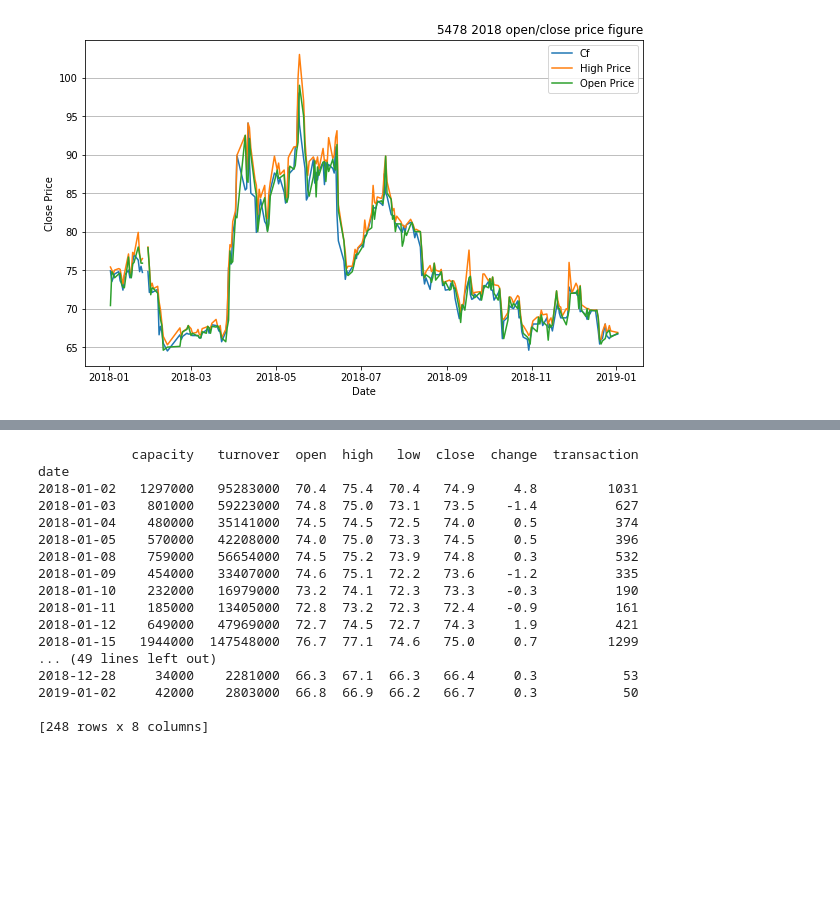
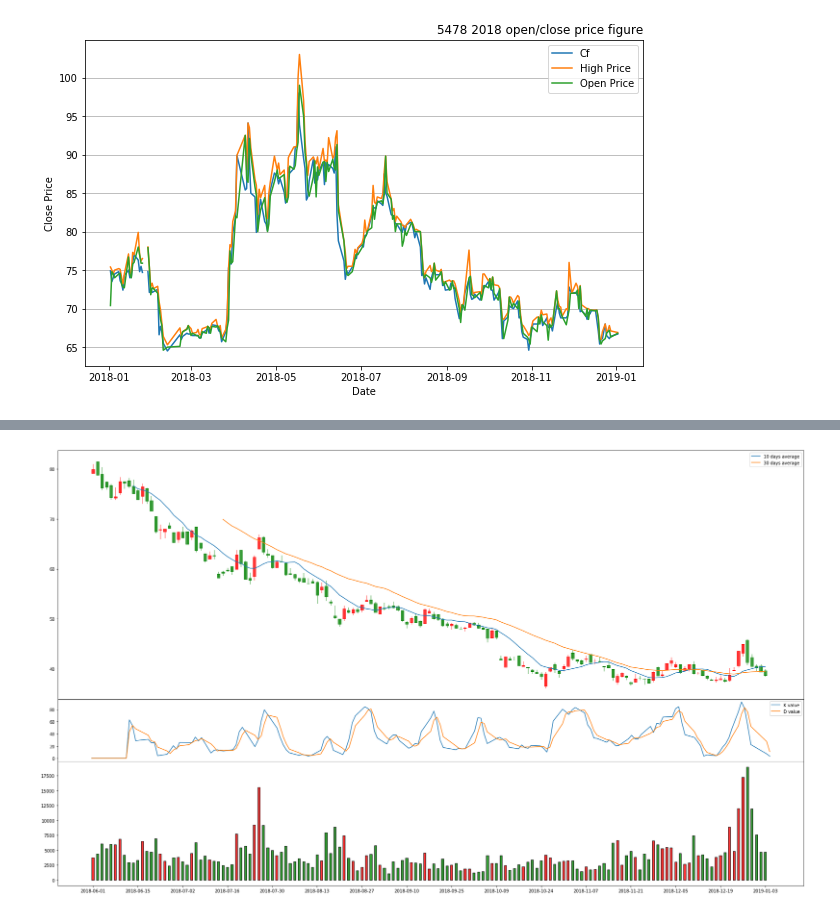
Before and after one commit to ChenYO/stockAna, a Jupyter notebook: StockAnalyze.ipynb, the cells around one changed output, grey strips where cells are left out. Cells and saved outputs as stored; diff of their text form; code cells hidden in the pictures; blank space fills up the shorter version.

```diff
--- a/StockAnalyze.ipynb
+++ b/StockAnalyze.ipynb
@@ -92,21 +139,4 @@ stockFig('5478', 2018, 1)
-# %%
-#print(np.array(stock_5478_2018_pd.close))
-print(stock_5478_2018_pd)
-# %% [output]
-            capacity   turnover  open  high   low  close  change  transaction
-date
-2018-01-02   1297000   95283000  70.4  75.4  70.4   74.9     4.8         1031
-2018-01-03    801000   59223000  74.8  75.0  73.1   73.5    -1.4          627
-2018-01-04    480000   35141000  74.5  74.5  72.5   74.0     0.5          374
-2018-01-05    570000   42208000  74.0  75.0  73.3   74.5     0.5          396
-2018-01-08    759000   56654000  74.5  75.2  73.9   74.8     0.3          532
-2018-01-09    454000   33407000  74.6  75.1  72.2   73.6    -1.2          335
-2018-01-10    232000   16979000  73.2  74.1  72.3   73.3    -0.3          190
-2018-01-11    185000   13405000  72.8  73.2  72.3   72.4    -0.9          161
-2018-01-12    649000   47969000  72.7  74.5  72.7   74.3     1.9          421
-2018-01-15   1944000  147548000  76.7  77.1  74.6   75.0     0.7         1299
-... (49 lines left out)
-2018-12-28     34000    2281000  66.3  67.1  66.3   66.4     0.3           53
-2019-01-02     42000    2803000  66.8  66.9  66.2   66.7     0.3           50
-
-[248 rows x 8 columns]
+# %%
+stockFig('2376', 2018, 6)
+# %% [output]
+[figure, added]
```
Also changed, not shown: parts of 4 cells of this notebook, 1 other file.
